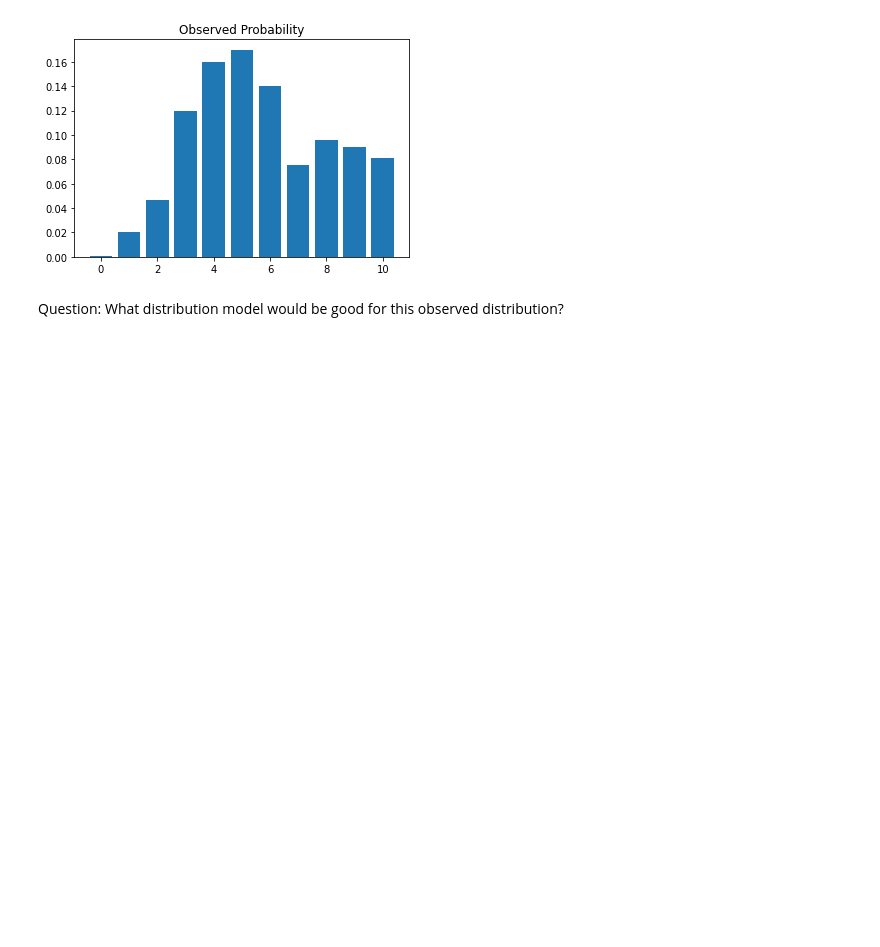
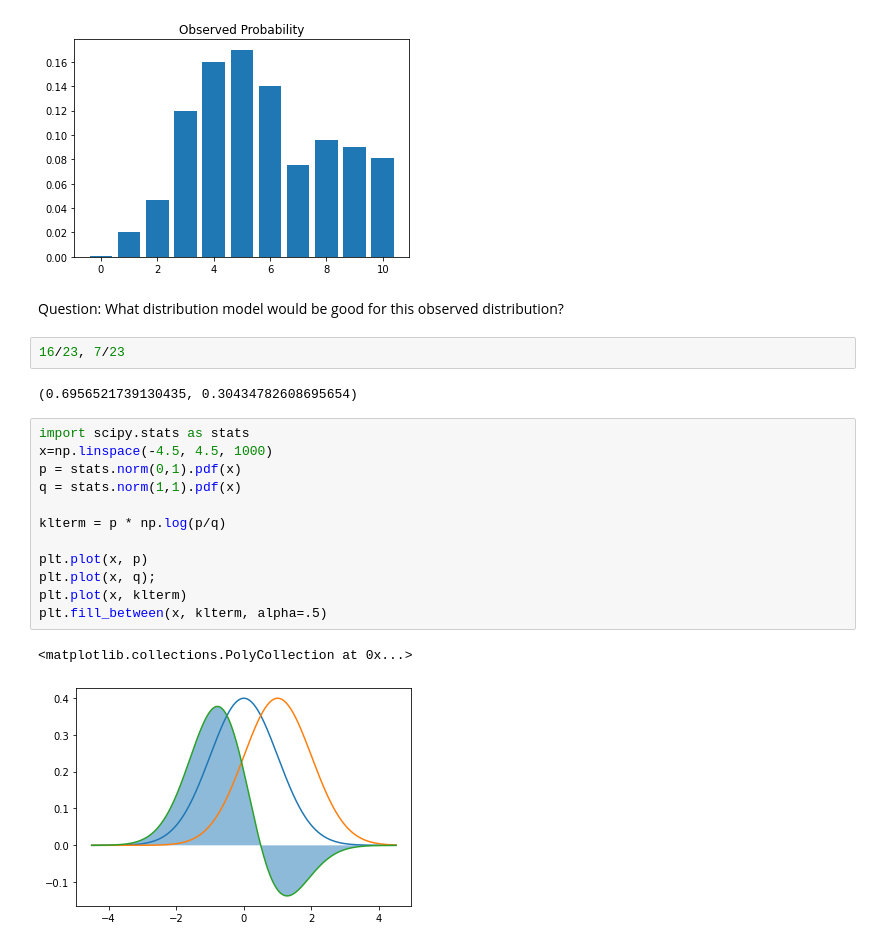
Before and after one commit to yongduek/lectures, a Jupyter notebook: studies/kldiv_cross_entropy.ipynb, the cells around one changed output. Drawn from its saved outputs; the diff is of its cells as text; blank space fills up the shorter version.

```diff
--- a/studies/kldiv_cross_entropy.ipynb
+++ b/studies/kldiv_cross_entropy.ipynb
@@ -19,3 +19,22 @@ plt.title("Observed Probability");
 [figure]
 # %% [markdown]
 Question: What distribution model would be good for this observed distribution?
+# %%
+16/23, 7/23
+# %% [output]
+(0.6956521739130435, 0.30434782608695654)
+# %%
+import scipy.stats as stats
+x=np.linspace(-4.5, 4.5, 1000)
+p = stats.norm(0,1).pdf(x)
+q = stats.norm(1,1).pdf(x)
+
+klterm = p * np.log(p/q)
+
+plt.plot(x, p)
+plt.plot(x, q);
+plt.plot(x, klterm)
+plt.fill_between(x, klterm, alpha=.5)
+# %% [output]
+<matplotlib.collections.PolyCollection at 0x...>
+[figure, added]
```
Also changed, not shown: parts of 2 cells of this notebook, 1 other file.
